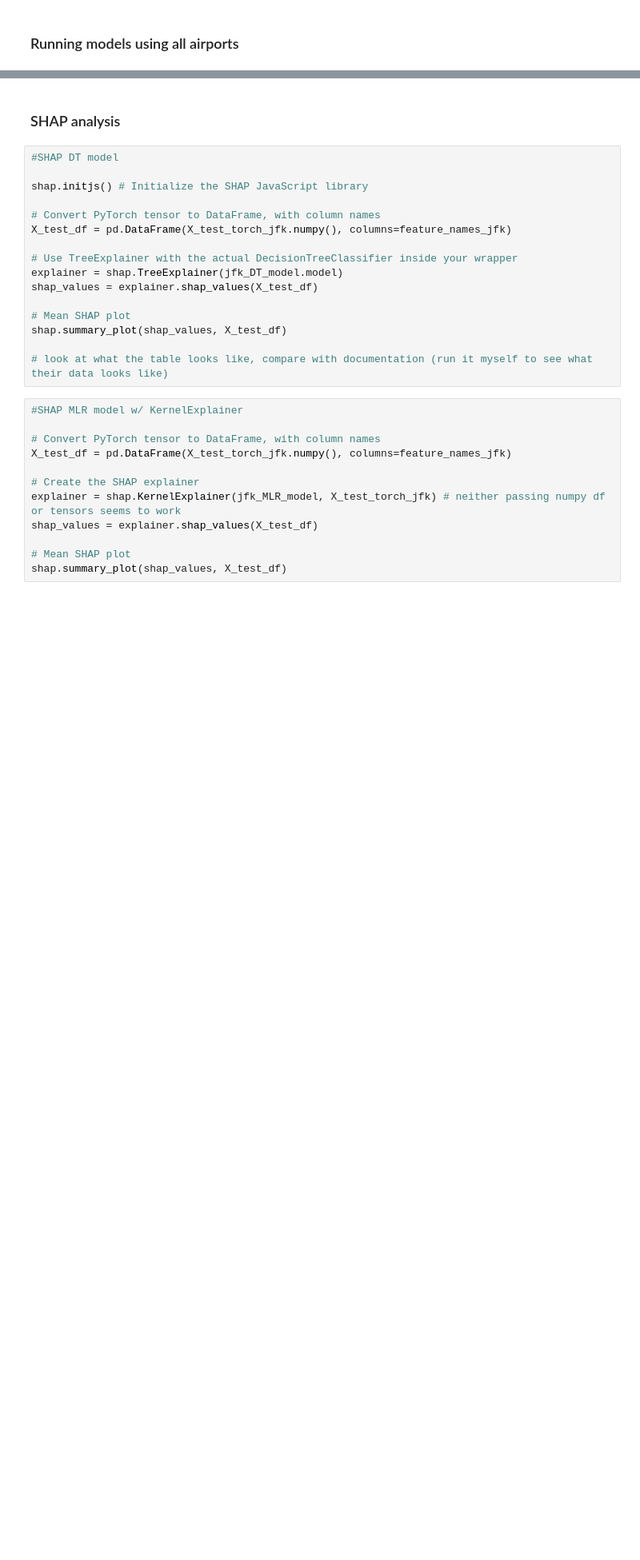
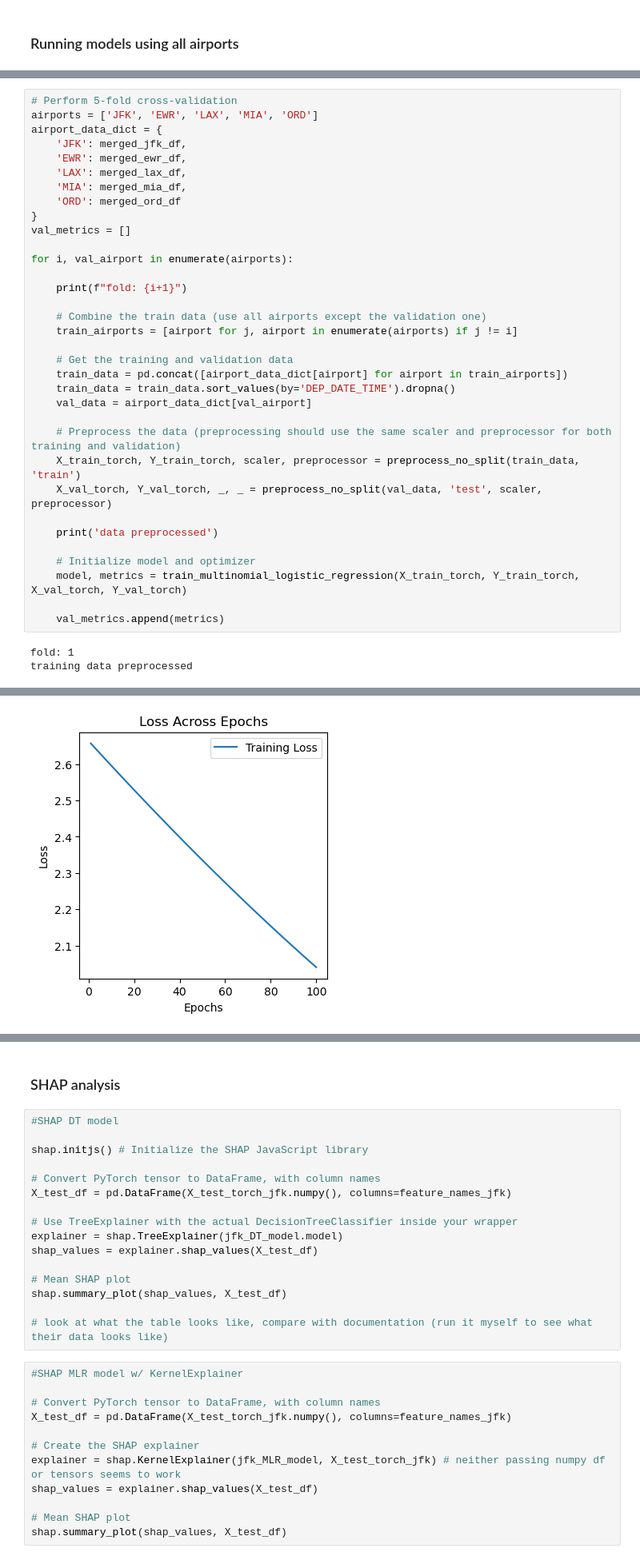
Before and after one commit to craigmiller24/MLP_Project, a Jupyter notebook: Baseline.ipynb, the cells around one changed output, grey strips where cells are left out. Shown: that part at 80% size. Cells and saved outputs as stored; diff of their text form; blank space fills up the shorter version.

Commit message:
mlr 5-fold validation

```diff
--- a/Baseline.ipynb
+++ b/Baseline.ipynb
@@ -215,0 +180,37 @@ F1: 0.8736
+# %%
+# Perform 5-fold cross-validation
+airports = ['JFK', 'EWR', 'LAX', 'MIA', 'ORD']
+airport_data_dict = {
+    'JFK': merged_jfk_df,
+    'EWR': merged_ewr_df,
+    'LAX': merged_lax_df,
+    'MIA': merged_mia_df,
+    'ORD': merged_ord_df
+}
+val_metrics = []
+
+for i, val_airport in enumerate(airports):
+
+    print(f"fold: {i+1}")
+
+    # Combine the train data (use all airports except the validation one)
+    train_airports = [airport for j, airport in enumerate(airports) if j != i]
+
+    # Get the training and validation data
+    train_data = pd.concat([airport_data_dict[airport] for airport in train_airports])
+    train_data = train_data.sort_values(by='DEP_DATE_TIME').dropna()
+    val_data = airport_data_dict[val_airport]
+
+    # Preprocess the data (preprocessing should use the same scaler and preprocessor for both training and validation)
+    X_train_torch, Y_train_torch, scaler, preprocessor = preprocess_no_split(train_data, 'train')
+    X_val_torch, Y_val_torch, _, _ = preprocess_no_split(val_data, 'test', scaler, preprocessor)
+
+    print('data preprocessed')
+
+    # Initialize model and optimizer
+    model, metrics = train_multinomial_logistic_regression(X_train_torch, Y_train_torch, X_val_torch, Y_val_torch)
+
+    val_metrics.append(metrics)
+# %% [output]
+fold: 1
+training data preprocessed
@@ -215,0 +234 @@ F1: 0.8736
+[figure, added]
```
Also changed, not shown: parts of 12 cells of this notebook, 9 other files.
